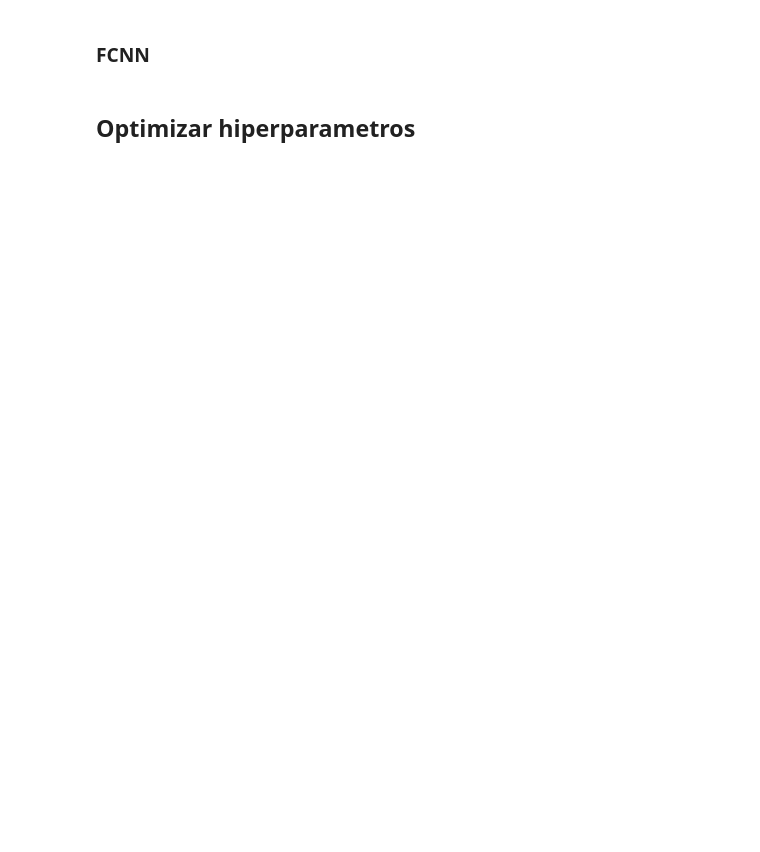
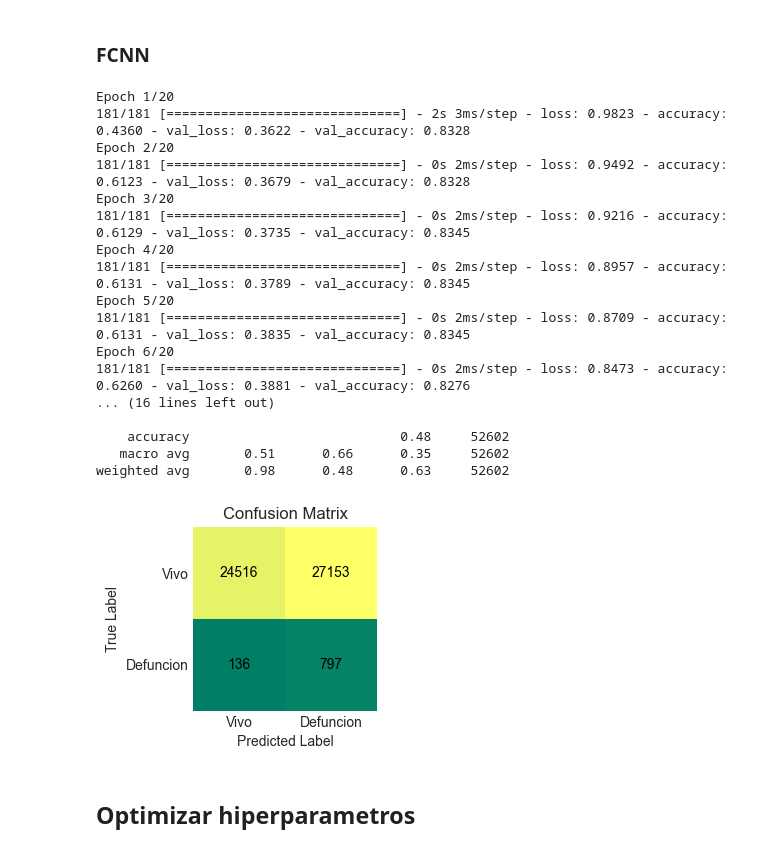
Before and after one commit to Edgar-La/Covid_19_Mexico, a Jupyter notebook: Final_Project.ipynb, the cells around one changed output. Saved outputs shown, nothing was run; the diff lists cells and outputs as text; code cells hidden in the pictures; blank space fills up the shorter version.

Commit message:
kappa coef and CV added

```diff
--- a/Final_Project.ipynb
+++ b/Final_Project.ipynb
@@ -1398,16 +1500,38 @@ FCNN.compile(optimizer=tf.keras.optimizers.Adam(learning_rate=.0001),
 # %%
 history = FCNN.fit(X_resampled, y_resampled, epochs=20, validation_split=0.2, batch_size=64,
                     callbacks=[tf.keras.callbacks.EarlyStopping(monitor='val_loss',
                                                                 patience=10,
                                                                 restore_best_weights=True
                                                                 )])
 
 y_pred = FCNN.predict(X_test)
 y_pred = [0 if pred < .5 else 1 for pred in y_pred]
 
 accuracy = accuracy_score(y_test, y_pred)
 print(f'Accuracy: {accuracy:.2f}')
 
+kappa = cohen_kappa_score(y_test, y_pred)
+print(f'Kappa Coefficient: {kappa:.2f}')
+
 reporte_clasificacion_y_matriz_confusion(y_test, y_pred)
+# %% [output]
+Epoch 1/20
+181/181 [==============================] - 2s 3ms/step - loss: 0.9823 - accuracy: 0.4360 - val_loss: 0.3622 - val_accuracy: 0.8328
+Epoch 2/20
+181/181 [==============================] - 0s 2ms/step - loss: 0.9492 - accuracy: 0.6123 - val_loss: 0.3679 - val_accuracy: 0.8328
+Epoch 3/20
+181/181 [==============================] - 0s 2ms/step - loss: 0.9216 - accuracy: 0.6129 - val_loss: 0.3735 - val_accuracy: 0.8345
+Epoch 4/20
+181/181 [==============================] - 0s 2ms/step - loss: 0.8957 - accuracy: 0.6131 - val_loss: 0.3789 - val_accuracy: 0.8345
+Epoch 5/20
+181/181 [==============================] - 0s 2ms/step - loss: 0.8709 - accuracy: 0.6131 - val_loss: 0.3835 - val_accuracy: 0.8345
+Epoch 6/20
+181/181 [==============================] - 0s 2ms/step - loss: 0.8473 - accuracy: 0.6260 - val_loss: 0.3881 - val_accuracy: 0.8276
+... (16 lines left out)
+
+    accuracy                           0.48     52602
+   macro avg       0.51      0.66      0.35     52602
+weighted avg       0.98      0.48      0.63     52602
+[figure, added]
 # %% [markdown]
 ## Optimizar hiperparametros
```
Also changed, not shown: parts of 26 cells of this notebook.
